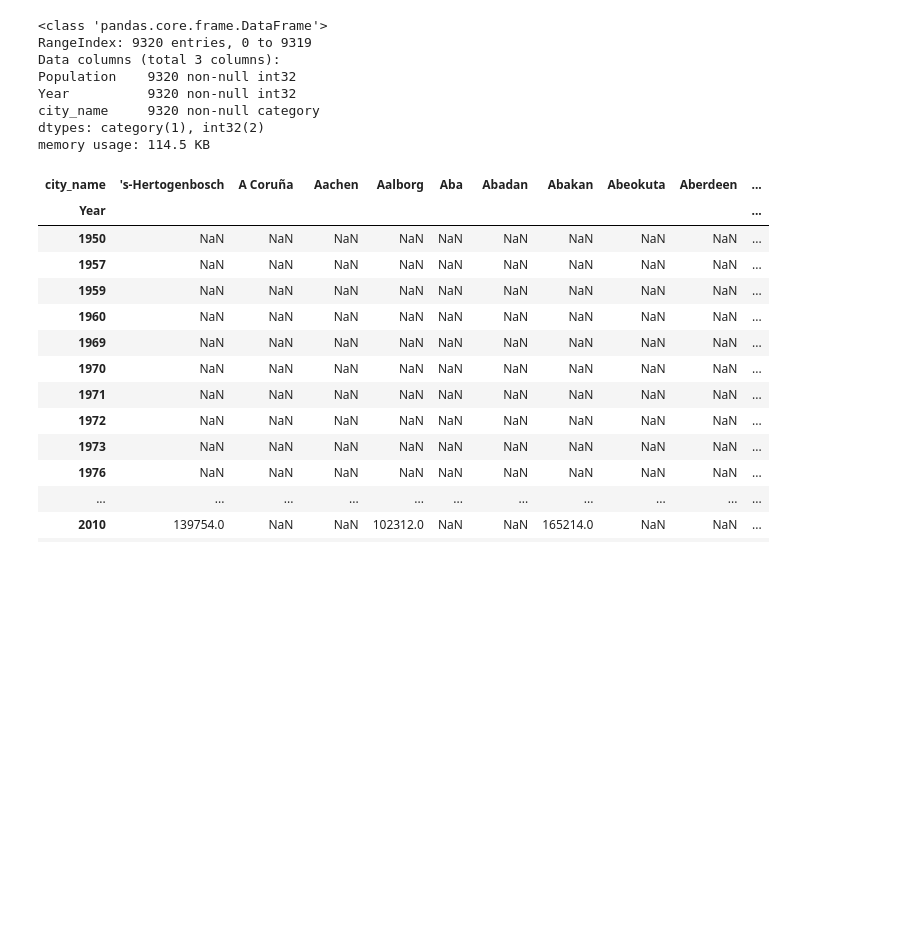
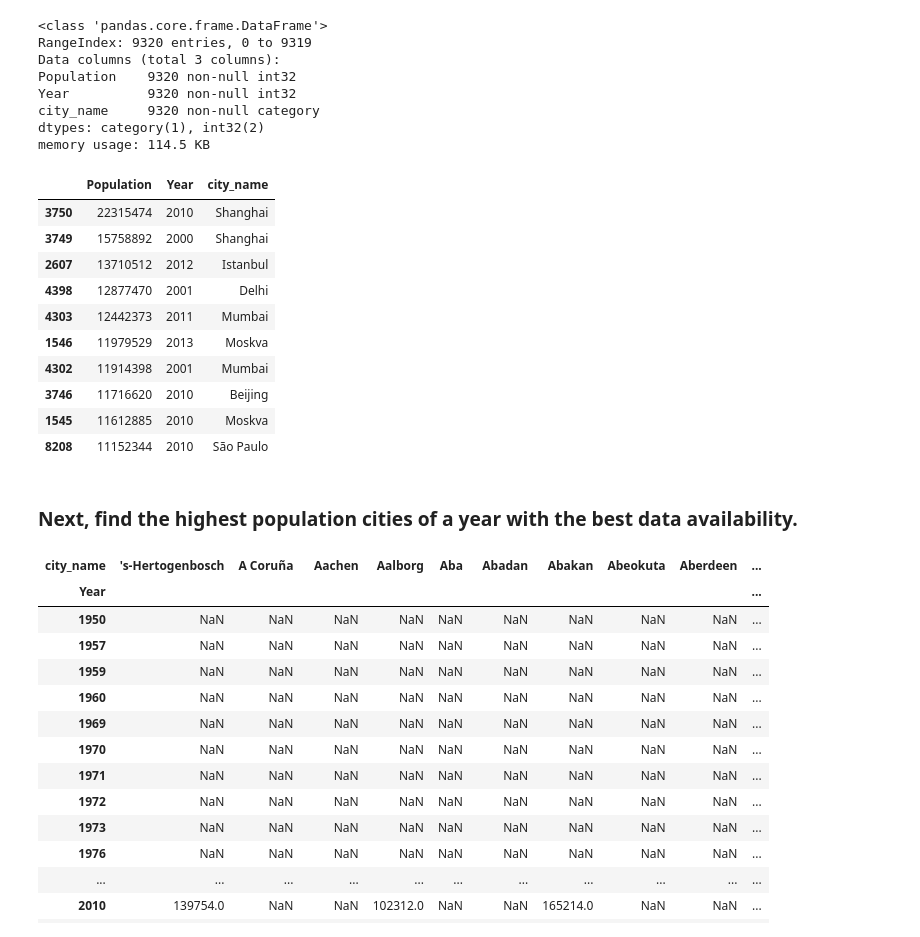
Before and after one commit to jeanzhaoyi/python_exercises, a Jupyter notebook: sliderule_dsi_xml_exercise_Yi.ipynb, the cells around one changed output. Cells and saved outputs as stored; diff of their text form; code cells hidden in the pictures; blank space fills up the shorter version.

```diff
--- a/sliderule_dsi_xml_exercise_Yi.ipynb
+++ b/sliderule_dsi_xml_exercise_Yi.ipynb
@@ -182,6 +182,22 @@ Year          9320 non-null int32
 city_name     9320 non-null category
 dtypes: category(1), int32(2)
 memory usage: 114.5 KB
+# %%
+pop_city.sort_values(by='Population', ascending=False).head(10)
+# %% [output]
+|  | Population | Year | city_name |
+| 3750 | 22315474 | 2010 | Shanghai |
+| 3749 | 15758892 | 2000 | Shanghai |
+| 2607 | 13710512 | 2012 | Istanbul |
+| 4398 | 12877470 | 2001 | Delhi |
+| 4303 | 12442373 | 2011 | Mumbai |
+| 1546 | 11979529 | 2013 | Moskva |
+| 4302 | 11914398 | 2001 | Mumbai |
+| 3746 | 11716620 | 2010 | Beijing |
+| 1545 | 11612885 | 2010 | Moskva |
+| 8208 | 11152344 | 2010 | São Paulo |
+# %% [markdown]
+### Next, find the highest population cities of a year with the best data availability.
 # %%
 # organize the data frame as a pivot table with years and cities
 spread_pop = pd.pivot_table(pop_city, values='Population', index=['Year'], columns=['city_name'])
```
Also changed, not shown: parts of 3 cells of this notebook, 8 other files.
